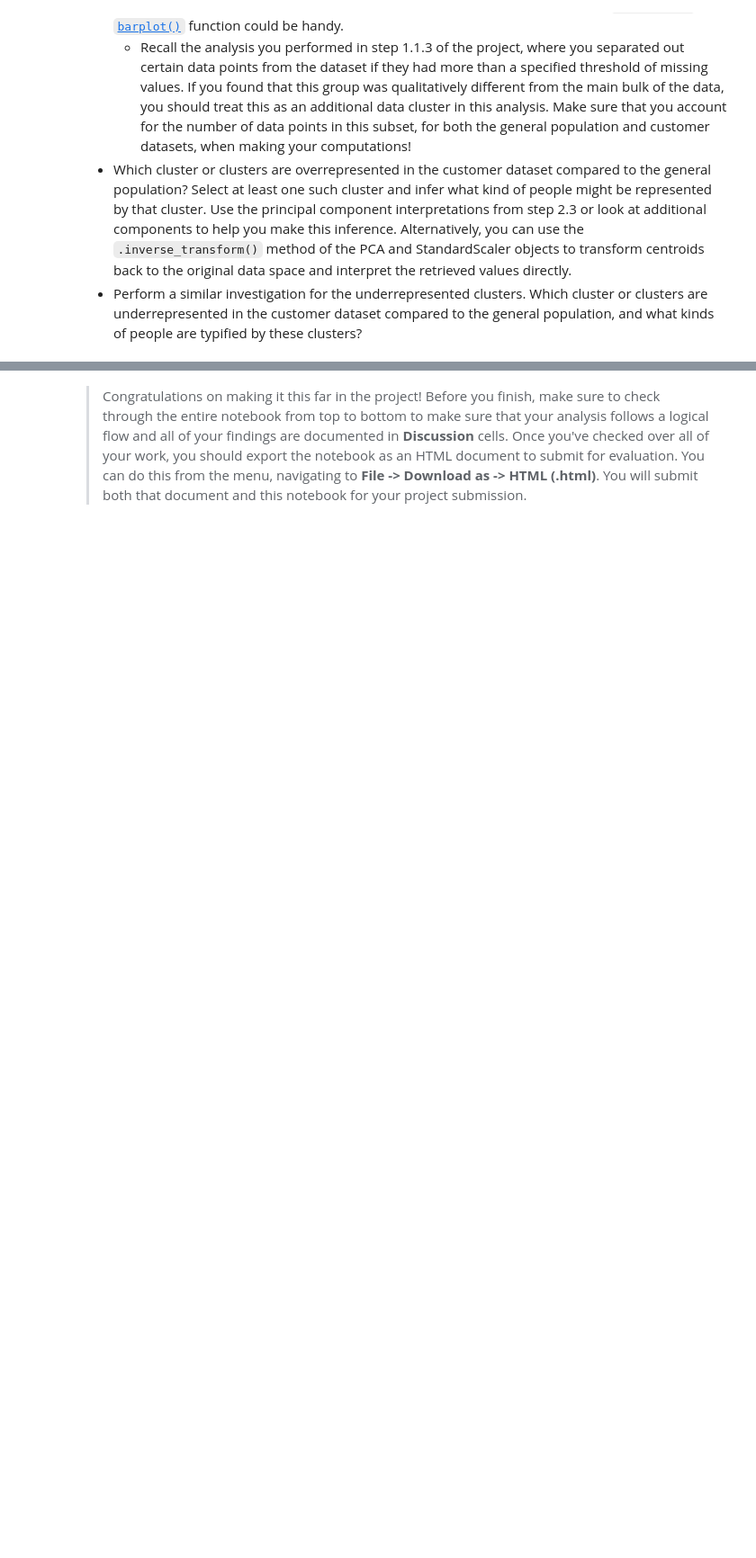
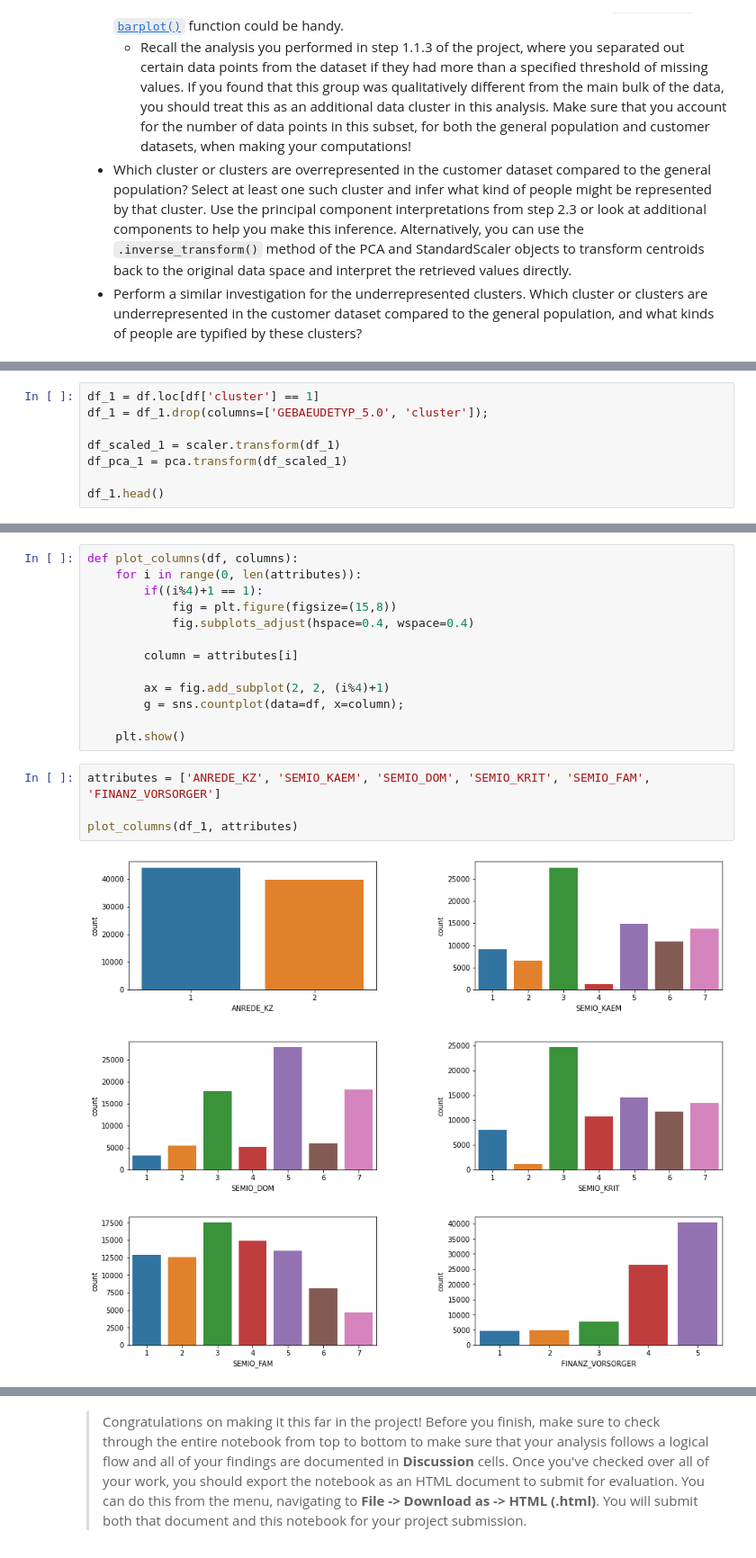
Before and after one commit to davidjentjens/customer_segments_with_arvato, a Jupyter notebook: Identify_Customer_Segments.ipynb, the cells around one changed output, grey strips where cells are left out. Shown at 90% size. Saved outputs shown, nothing was run; the diff lists cells and outputs as text; blank space fills up the shorter version.

```diff
--- a/Identify_Customer_Segments.ipynb
+++ b/Identify_Customer_Segments.ipynb
@@ -1342,0 +1325,8 @@ ValueError: shapes (623209,) and (60,147) not aligned: 623209 (dim 0) != 60 (dim
+# %%
+df_1 = df.loc[df['cluster'] == 1]
+df_1 = df_1.drop(columns=['GEBAEUDETYP_5.0', 'cluster']);
+
+df_scaled_1 = scaler.transform(df_1)
+df_pca_1 = pca.transform(df_scaled_1)
+
+df_1.head()
@@ -1342,0 +1341,20 @@ ValueError: shapes (623209,) and (60,147) not aligned: 623209 (dim 0) != 60 (dim
+# %%
+def plot_columns(df, columns):
+    for i in range(0, len(attributes)):
+        if((i%4)+1 == 1):
+            fig = plt.figure(figsize=(15,8))
+            fig.subplots_adjust(hspace=0.4, wspace=0.4)
+
+        column = attributes[i]
+
+        ax = fig.add_subplot(2, 2, (i%4)+1)
+        g = sns.countplot(data=df, x=column);
+
+    plt.show()
+# %%
+attributes = ['ANREDE_KZ', 'SEMIO_KAEM', 'SEMIO_DOM', 'SEMIO_KRIT', 'SEMIO_FAM', 'FINANZ_VORSORGER']
+
+plot_columns(df_1, attributes)
+# %% [output]
+[figure, added]
+[figure, added]
```
Also changed, not shown: parts of 33 cells of this notebook.
